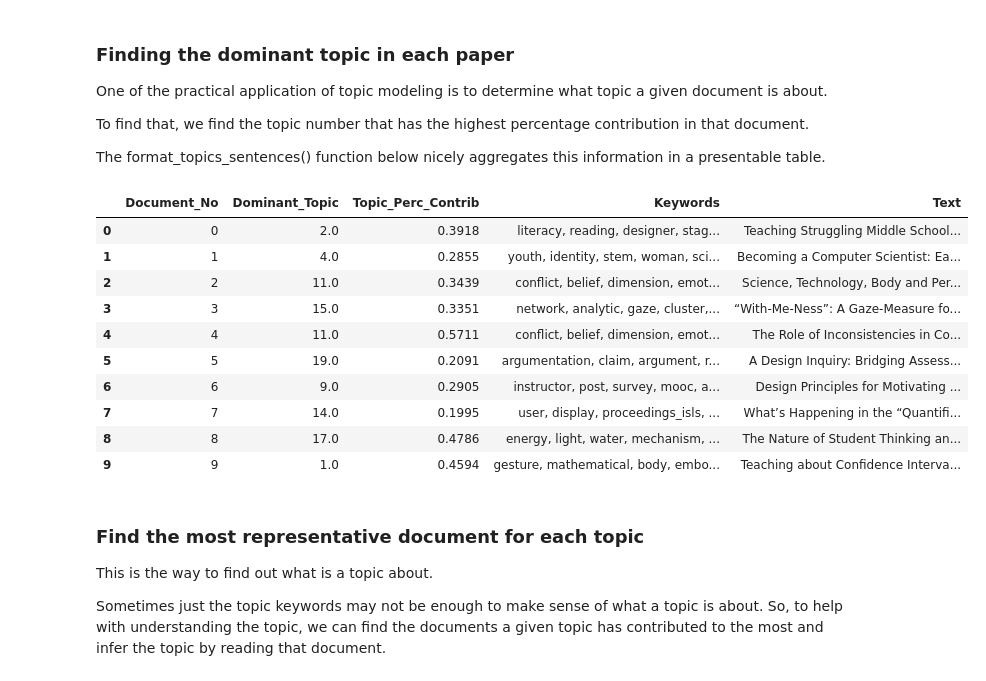
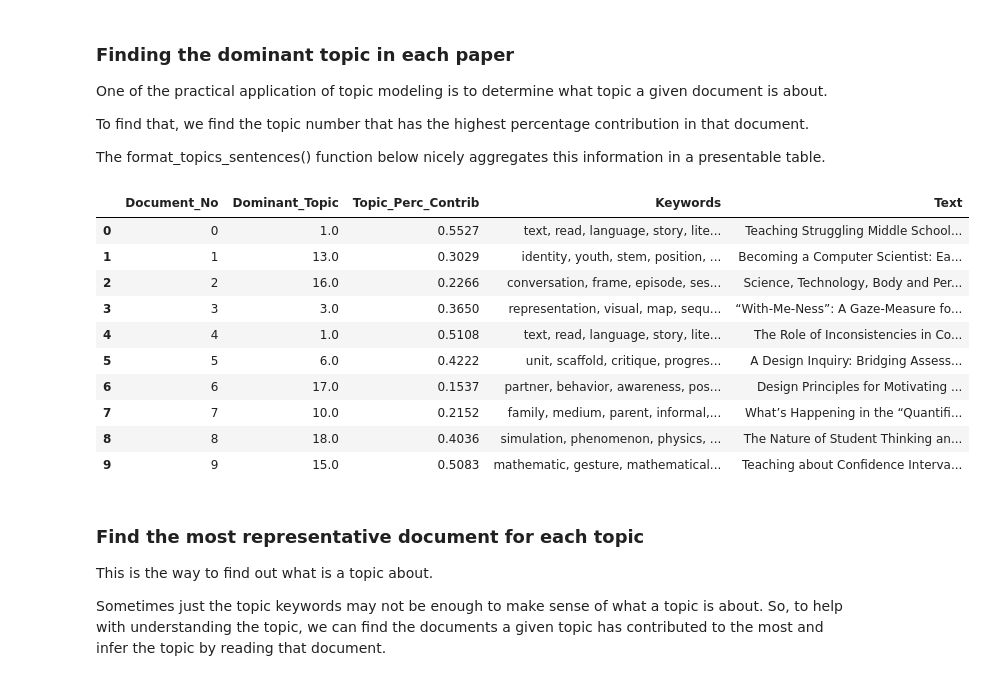
Before and after one commit to sting1000/semester-project, a Jupyter notebook: Topic Modeling.ipynb, the cells around one changed output. Cells and saved outputs as stored; diff of their text form; code cells hidden in the pictures.

```diff
--- a/Topic Modeling.ipynb
+++ b/Topic Modeling.ipynb
@@ -552,43 +552,44 @@ def format_topics_sentences(ldamodel, corpus=corpus, texts=contents):
 
     # Get main topic in each document
     for i, row in enumerate(ldamodel[corpus]):
 #         print(i)
         row = sorted(row, key=lambda x: (x[1]), reverse=True)
         # Get the Dominant topic, Perc Contribution and Keywords for each document
         for j, (topic_num, prop_topic) in enumerate(row):
             if j == 0:  # => dominant topic
                 wp = ldamodel.show_topic(topic_num)
                 topic_keywords = ", ".join([word for word, prop in wp])
                 sent_topics_df = sent_topics_df.append(pd.Series([int(topic_num), round(prop_topic,4), topic_keywords]), ignore_index=True)
             else:
                 break
     sent_topics_df.columns = ['Dominant_Topic', 'Perc_Contribution', 'Topic_Keywords']
 
     # Add original text to the end of the output
     contents = pd.Series(texts)
     sent_topics_df = pd.concat([sent_topics_df, contents], axis=1)
     return(sent_topics_df)
 
+optimal_model = gensim.models.wrappers.LdaMallet('./mallet/bin/mallet', corpus=corpus, num_topics=20, id2word=id2word)
 df_topic_sents_keywords = format_topics_sentences(ldamodel=optimal_model, corpus=corpus, texts=contents)
 
 # Format
 df_dominant_topic = df_topic_sents_keywords.reset_index()
 df_dominant_topic.columns = ['Document_No', 'Dominant_Topic', 'Topic_Perc_Contrib', 'Keywords', 'Text']
 
 # Show
 df_dominant_topic.head(10)
 # %% [output]
 |  | Document_No | Dominant_Topic | Topic_Perc_Contrib | Keywords | Text |
-| 0 | 0 | 2.0 | 0.3918 | literacy, reading, designer, stag... | Teaching Struggling Middle School... |
-| 1 | 1 | 4.0 | 0.2855 | youth, identity, stem, woman, sci... | Becoming a Computer Scientist: Ea... |
-| 2 | 2 | 11.0 | 0.3439 | conflict, belief, dimension, emot... | Science, Technology, Body and Per... |
-| 3 | 3 | 15.0 | 0.3351 | network, analytic, gaze, cluster,... | “With-Me-Ness”: A Gaze-Measure fo... |
-| 4 | 4 | 11.0 | 0.5711 | conflict, belief, dimension, emot... | The Role of Inconsistencies in Co... |
-| 5 | 5 | 19.0 | 0.2091 | argumentation, claim, argument, r... | A Design Inquiry: Bridging Assess... |
-| 6 | 6 | 9.0 | 0.2905 | instructor, post, survey, mooc, a... | Design Principles for Motivating ... |
-| 7 | 7 | 14.0 | 0.1995 | user, display, proceedings_isls, ... | What’s Happening in the “Quantifi... |
-| 8 | 8 | 17.0 | 0.4786 | energy, light, water, mechanism, ... | The Nature of Student Thinking an... |
-| 9 | 9 | 1.0 | 0.4594 | gesture, mathematical, body, embo... | Teaching about Confidence Interva... |
+| 0 | 0 | 1.0 | 0.5527 | text, read, language, story, lite... | Teaching Struggling Middle School... |
+| 1 | 1 | 13.0 | 0.3029 | identity, youth, stem, position, ... | Becoming a Computer Scientist: Ea... |
+| 2 | 2 | 16.0 | 0.2266 | conversation, frame, episode, ses... | Science, Technology, Body and Per... |
+| 3 | 3 | 3.0 | 0.3650 | representation, visual, map, sequ... | “With-Me-Ness”: A Gaze-Measure fo... |
+| 4 | 4 | 1.0 | 0.5108 | text, read, language, story, lite... | The Role of Inconsistencies in Co... |
+| 5 | 5 | 6.0 | 0.4222 | unit, scaffold, critique, progres... | A Design Inquiry: Bridging Assess... |
+| 6 | 6 | 17.0 | 0.1537 | partner, behavior, awareness, pos... | Design Principles for Motivating ... |
+| 7 | 7 | 10.0 | 0.2152 | family, medium, parent, informal,... | What’s Happening in the “Quantifi... |
+| 8 | 8 | 18.0 | 0.4036 | simulation, phenomenon, physics, ... | The Nature of Student Thinking an... |
+| 9 | 9 | 15.0 | 0.5083 | mathematic, gesture, mathematical... | Teaching about Confidence Interva... |
 # %% [markdown]
 ### Find the most representative document for each topic
 This is the way to find out what is a topic about.
```
Also changed, not shown: parts of 38 cells of this notebook, 5 other files.
